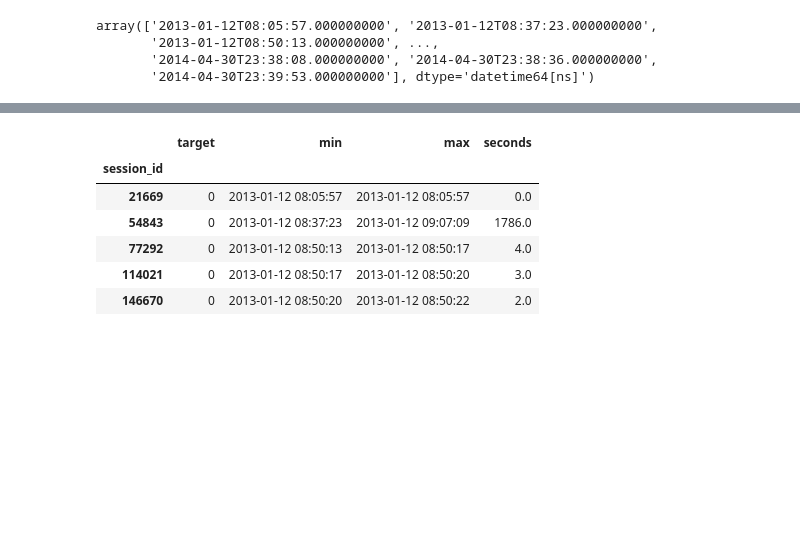
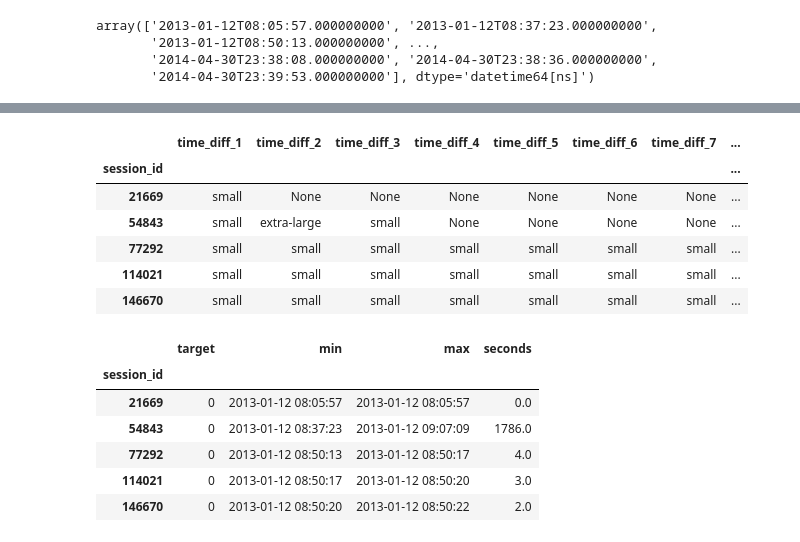
Before and after one commit to korolm/kaggle-mlcourse, a Jupyter notebook: assignment2/alice/assignment2_part1_alice_logistic_regression.ipynb, the cells around one changed output, grey strips where cells are left out. Cells and saved outputs as stored; diff of their text form; code cells hidden in the pictures; blank space fills up the shorter version.

```diff
--- a/assignment2/alice/assignment2_part1_alice_logistic_regression.ipynb
+++ b/assignment2/alice/assignment2_part1_alice_logistic_regression.ipynb
@@ -206,3 +228,27 @@ array(['2013-01-12T08:05:57.000000000', '2013-01-12T08:37:23.000000000',
+# %%
+time_diff = ['time_diff_%s' % i for i in range(1, 9)]
+def est_session_lenght(s):
+    if s <=5:
+        return 'small'
+    if 6<=s and s<=30:
+        return 'medium'
+    if 31<=s and s<=90:
+        return 'large'
+    if 91<=s:
+        return 'extra-large'
+
+for t in range(1, 10):
+    train_df['time_diff_' + str(t)] =  ((train_df['time' + str(t+1)] - train_df['time' + str(t)]) / np.timedelta64(1, 's')).apply(est_session_lenght)
+
+train_df[time_diff].head()
+# %% [output]
+|  | time_diff_1 | time_diff_2 | time_diff_3 | time_diff_4 | time_diff_5 | time_diff_6 | time_diff_7 | ... |
+| session_id |  |  |  |  |  |  |  | ... |
+| 21669 | small | None | None | None | None | None | None | ... |
+| 54843 | small | extra-large | small | None | None | None | None | ... |
+| 77292 | small | small | small | small | small | small | small | ... |
+| 114021 | small | small | small | small | small | small | small | ... |
+| 146670 | small | small | small | small | small | small | small | ... |
 # %%
 # Create a separate dataframe where we will work with timestamps
 time_df = pd.DataFrame(index=train_df.index)
```
Also changed, not shown: parts of 5 cells of this notebook, 6 other files.
